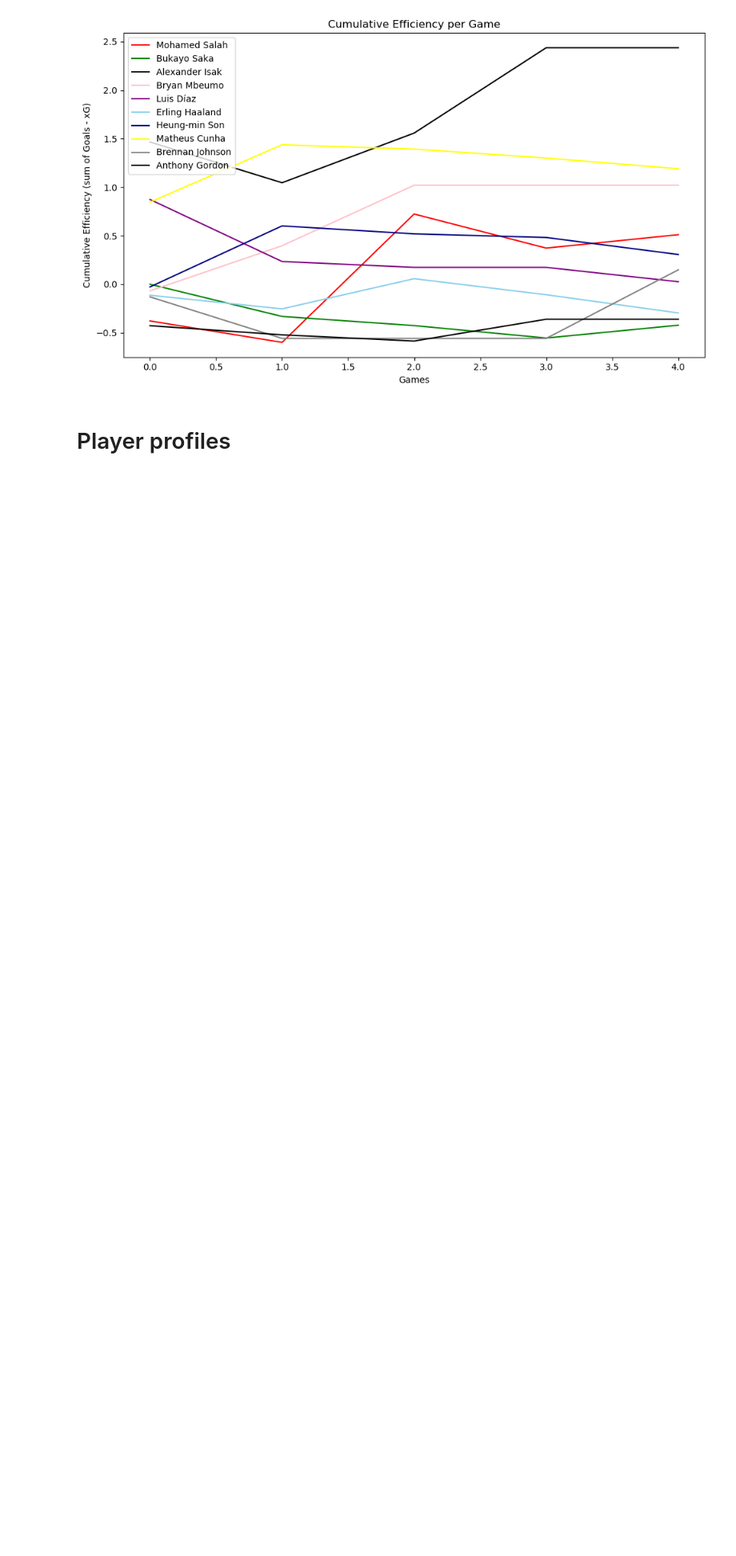
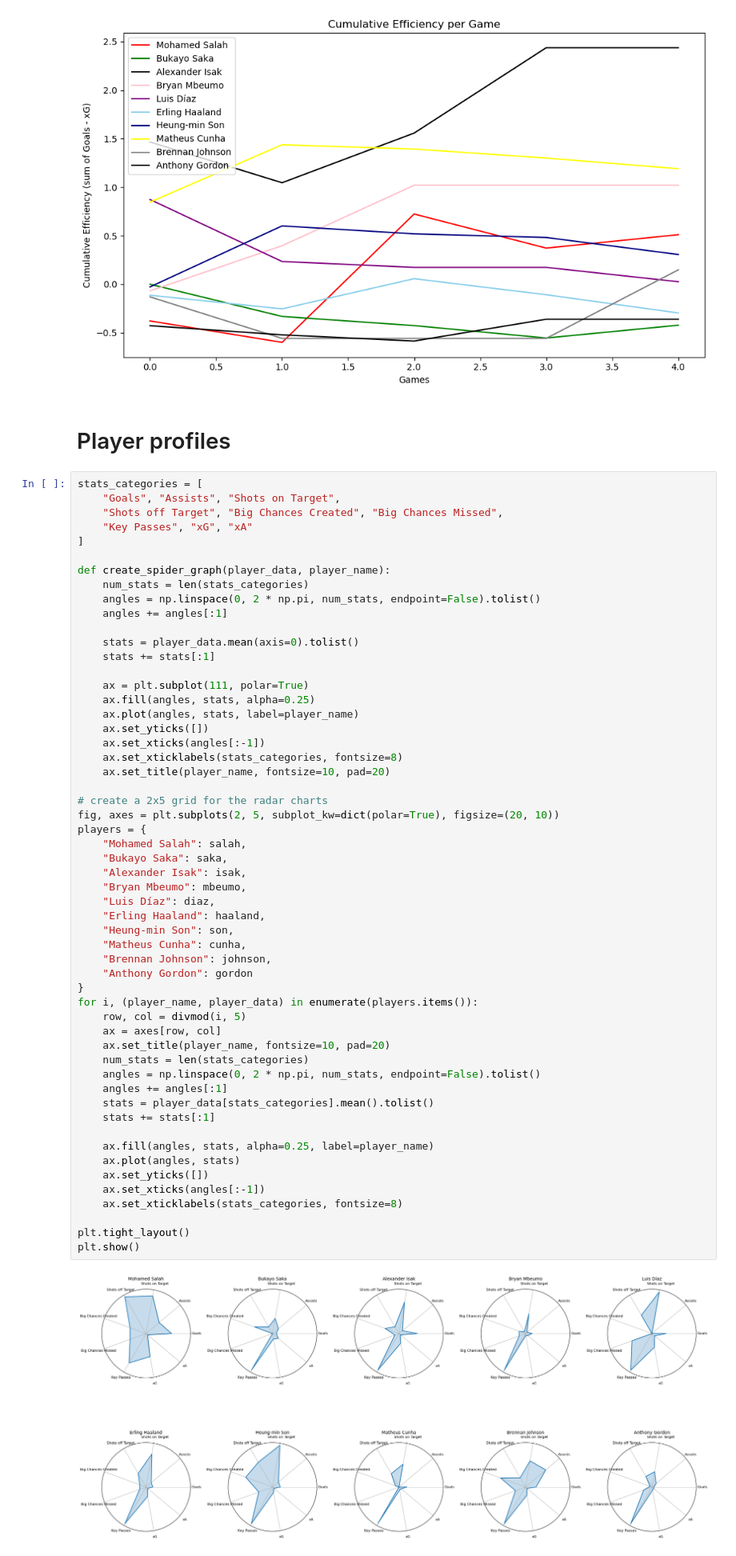
Before and after one commit to mounirfrhn/Premier-League-Simulation, a Jupyter notebook: descriptive.ipynb, the cells around one changed output. Shown at 80% size. Saved outputs shown, nothing was run; the diff lists cells and outputs as text; blank space fills up the shorter version.

Commit message:
added more descriptive stats + overview

```diff
--- a/descriptive.ipynb
+++ b/descriptive.ipynb
@@ -101,3 +140,60 @@ plt.show()
 [figure]
 # %% [markdown]
 # Player profiles
+# %%
+stats_categories = [
+    "Goals", "Assists", "Shots on Target",
+    "Shots off Target", "Big Chances Created", "Big Chances Missed",
+    "Key Passes", "xG", "xA"
+]
+
+def create_spider_graph(player_data, player_name):
+    num_stats = len(stats_categories)
+    angles = np.linspace(0, 2 * np.pi, num_stats, endpoint=False).tolist()
+    angles += angles[:1]
+
+    stats = player_data.mean(axis=0).tolist()
+    stats += stats[:1]
+
+    ax = plt.subplot(111, polar=True)
+    ax.fill(angles, stats, alpha=0.25)
+    ax.plot(angles, stats, label=player_name)
+    ax.set_yticks([])
+    ax.set_xticks(angles[:-1])
+    ax.set_xticklabels(stats_categories, fontsize=8)
+    ax.set_title(player_name, fontsize=10, pad=20)
+
+# create a 2x5 grid for the radar charts
+fig, axes = plt.subplots(2, 5, subplot_kw=dict(polar=True), figsize=(20, 10))
+players = {
+    "Mohamed Salah": salah,
+    "Bukayo Saka": saka,
+    "Alexander Isak": isak,
+    "Bryan Mbeumo": mbeumo,
+    "Luis Díaz": diaz,
+    "Erling Haaland": haaland,
+    "Heung-min Son": son,
+    "Matheus Cunha": cunha,
+    "Brennan Johnson": johnson,
+    "Anthony Gordon": gordon
+}
+for i, (player_name, player_data) in enumerate(players.items()):
+    row, col = divmod(i, 5)
+    ax = axes[row, col]
+    ax.set_title(player_name, fontsize=10, pad=20)
+    num_stats = len(stats_categories)
+    angles = np.linspace(0, 2 * np.pi, num_stats, endpoint=False).tolist()
+    angles += angles[:1]
+    stats = player_data[stats_categories].mean().tolist()
+    stats += stats[:1]
+
+    ax.fill(angles, stats, alpha=0.25, label=player_name)
+    ax.plot(angles, stats)
+    ax.set_yticks([])
+    ax.set_xticks(angles[:-1])
+    ax.set_xticklabels(stats_categories, fontsize=8)
+
+plt.tight_layout()
+plt.show()
+# %% [output]
+[figure, added]
```
Also changed, not shown: parts of 5 cells of this notebook.
